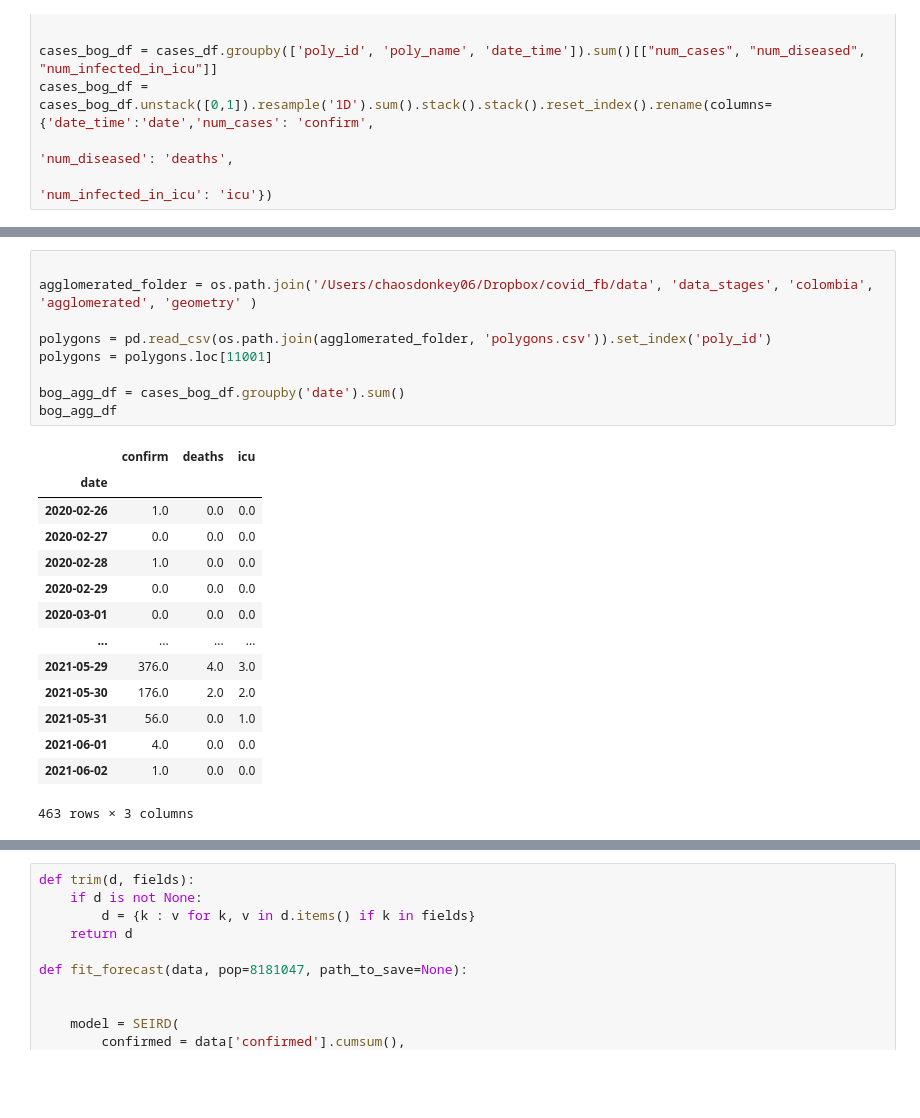
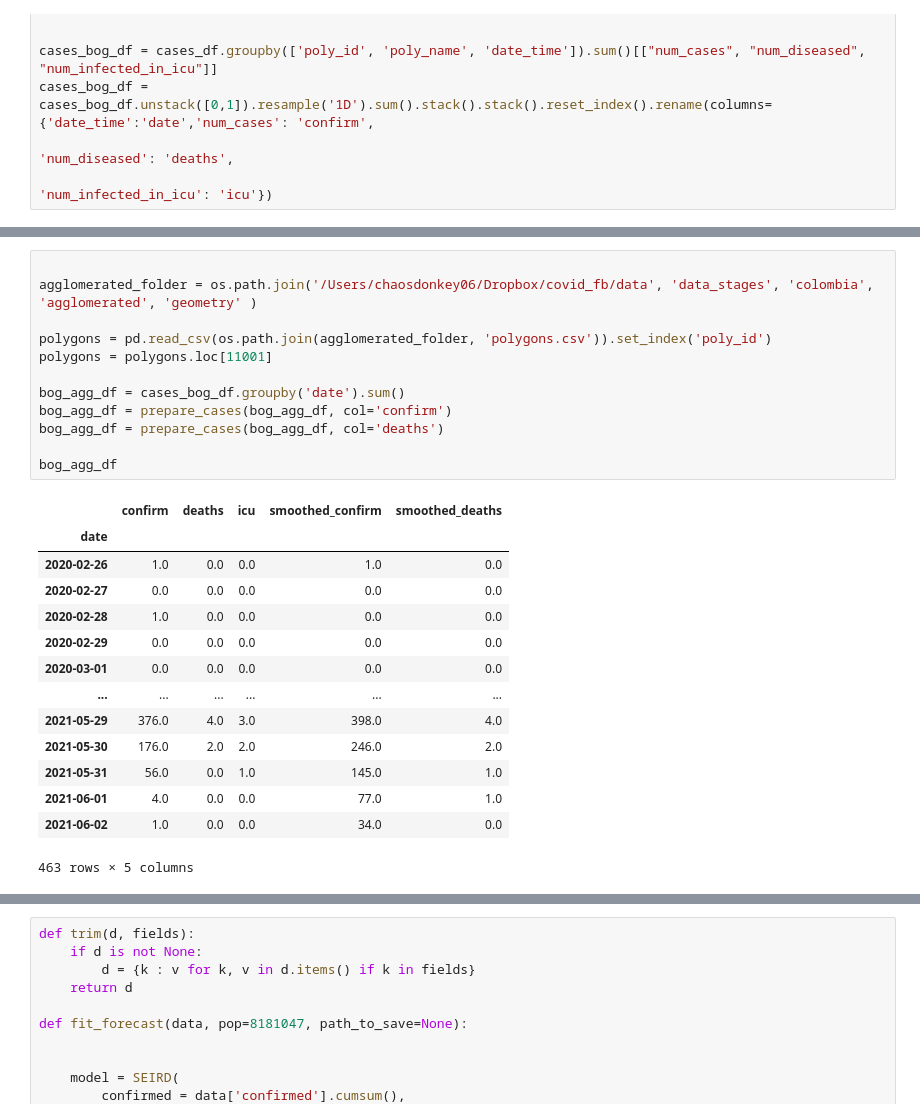
Before and after one commit to ChaosDonkey06/bogota_covid19_lockdowns, a Jupyter notebook: conterfactuals/conterfactuals_sims.ipynb, the cells around one changed output, grey strips where cells are left out. Saved outputs shown, nothing was run; the diff lists cells and outputs as text; blank space fills up the shorter version.

```diff
--- a/conterfactuals/conterfactuals_sims.ipynb
+++ b/conterfactuals/conterfactuals_sims.ipynb
@@ -44,24 +64,27 @@ cases_bog_df = cases_bog_df.unstack([0,1]).resample('1D').sum().stack().stack().
 # %%
 
 agglomerated_folder = os.path.join('/Users/chaosdonkey06/Dropbox/covid_fb/data', 'data_stages', 'colombia', 'agglomerated', 'geometry' )
 
 polygons = pd.read_csv(os.path.join(agglomerated_folder, 'polygons.csv')).set_index('poly_id')
 polygons = polygons.loc[11001]
 
 bog_agg_df = cases_bog_df.groupby('date').sum()
+bog_agg_df = prepare_cases(bog_agg_df, col='confirm')
+bog_agg_df = prepare_cases(bog_agg_df, col='deaths')
+
 bog_agg_df
 # %% [output]
-|  | confirm | deaths | icu |
-| date |  |  |  |
-| 2020-02-26 | 1.0 | 0.0 | 0.0 |
-| 2020-02-27 | 0.0 | 0.0 | 0.0 |
-| 2020-02-28 | 1.0 | 0.0 | 0.0 |
-| 2020-02-29 | 0.0 | 0.0 | 0.0 |
-| 2020-03-01 | 0.0 | 0.0 | 0.0 |
-| ... | ... | ... | ... |
-| 2021-05-29 | 376.0 | 4.0 | 3.0 |
-| 2021-05-30 | 176.0 | 2.0 | 2.0 |
-| 2021-05-31 | 56.0 | 0.0 | 1.0 |
-| 2021-06-01 | 4.0 | 0.0 | 0.0 |
-| 2021-06-02 | 1.0 | 0.0 | 0.0 |
+|  | confirm | deaths | icu | smoothed_confirm | smoothed_deaths |
+| date |  |  |  |  |  |
+| 2020-02-26 | 1.0 | 0.0 | 0.0 | 1.0 | 0.0 |
+| 2020-02-27 | 0.0 | 0.0 | 0.0 | 0.0 | 0.0 |
+| 2020-02-28 | 1.0 | 0.0 | 0.0 | 0.0 | 0.0 |
+| 2020-02-29 | 0.0 | 0.0 | 0.0 | 0.0 | 0.0 |
+| 2020-03-01 | 0.0 | 0.0 | 0.0 | 0.0 | 0.0 |
+| ... | ... | ... | ... | ... | ... |
+| 2021-05-29 | 376.0 | 4.0 | 3.0 | 398.0 | 4.0 |
+| 2021-05-30 | 176.0 | 2.0 | 2.0 | 246.0 | 2.0 |
+| 2021-05-31 | 56.0 | 0.0 | 1.0 | 145.0 | 1.0 |
+| 2021-06-01 | 4.0 | 0.0 | 0.0 | 77.0 | 1.0 |
+| 2021-06-02 | 1.0 | 0.0 | 0.0 | 34.0 | 0.0 |
-463 rows × 3 columns
+463 rows × 5 columns
```
Also changed, not shown: parts of 2 cells of this notebook, 2 other files.
